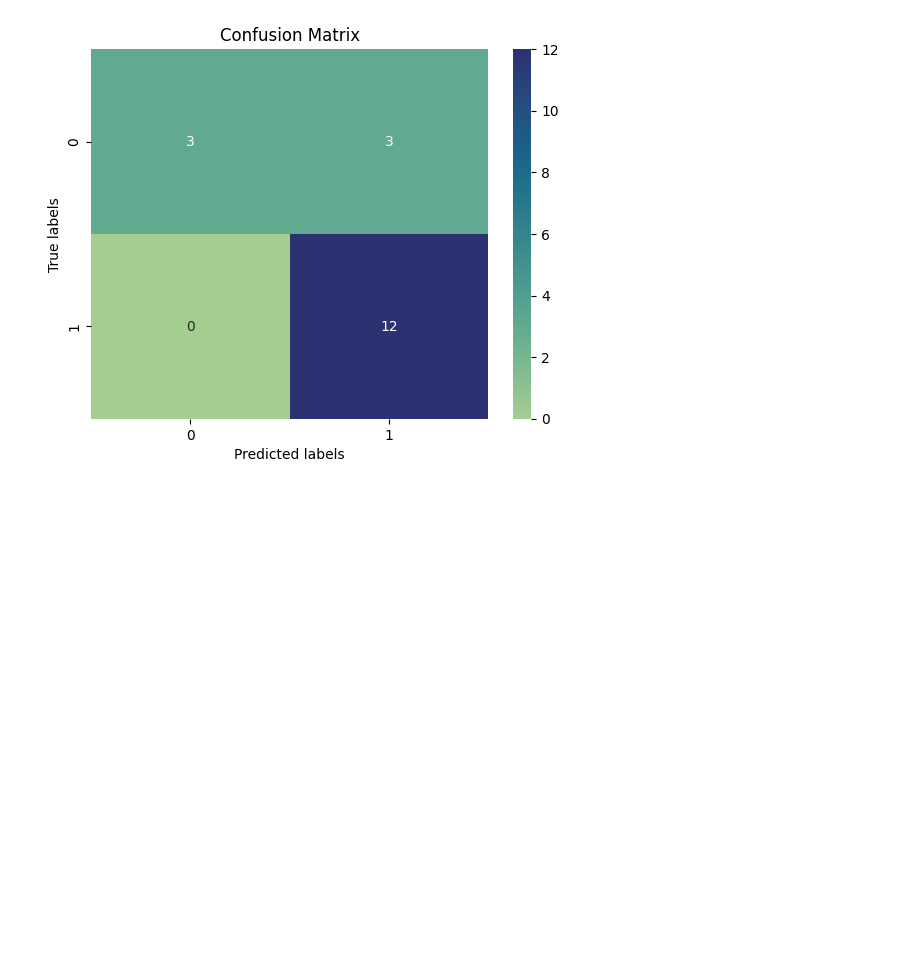
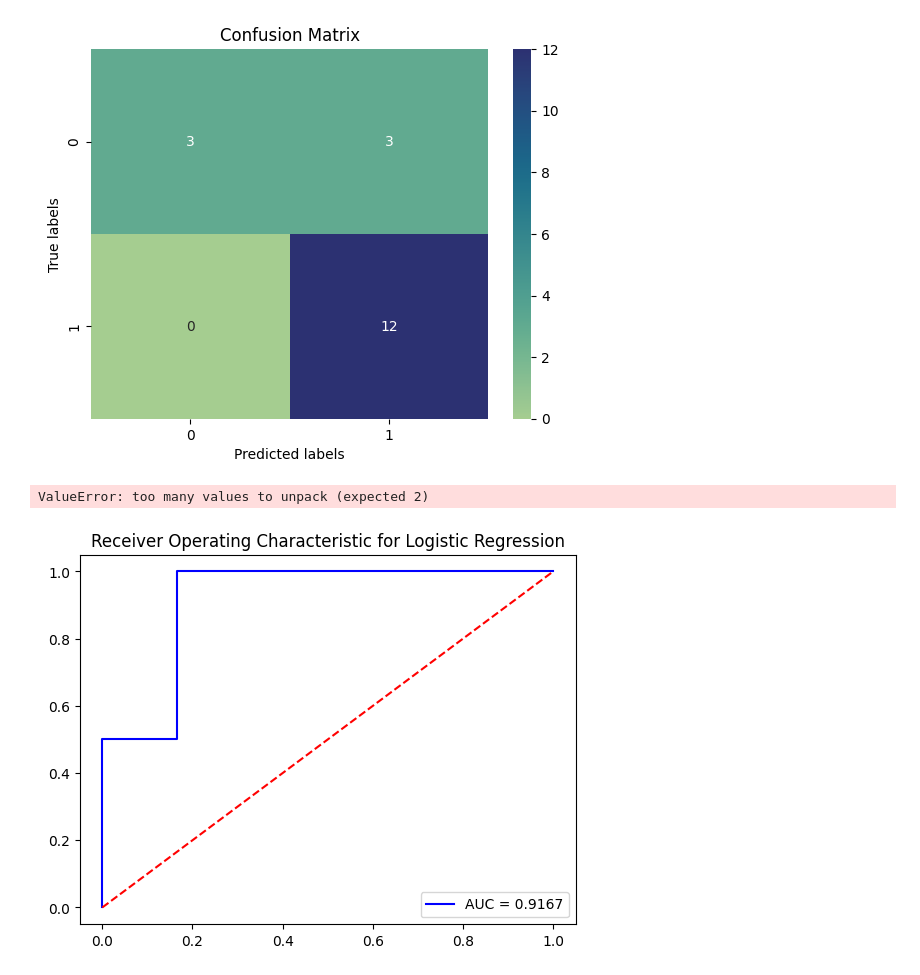
Before and after one commit to AbhishekDaniel1411/IBM_Data_Science_Professional_Certificate, a Jupyter notebook: Capstone_project/falcon9_landing_prediction/Spacex_ML.ipynb, the cells around one changed output. Saved outputs shown, nothing was run; the diff lists cells and outputs as text; code cells hidden in the pictures; blank space fills up the shorter version.

```diff
--- a/Capstone_project/falcon9_landing_prediction/Spacex_ML.ipynb
+++ b/Capstone_project/falcon9_landing_prediction/Spacex_ML.ipynb
@@ -371,3 +404,24 @@ metrics.accuracy_score(Ytest, yhat_knn1)
 plot_confusion_matrix(Ytest, yhat_knn1)
 # %% [output]
 [figure]
+# %%
+def plot_roc(model, model_name):
+    probs = model.predict_proba(Xtest)
+    preds = probs[:,1]
+    fpr, tpr, threshold = metrics.roc_curve(Ytest, preds)
+    roc_auc = metrics.auc(fpr, tpr)
+
+    plt.title('Receiver Operating Characteristic for {}'.format(model_name))
+    plt.plot(fpr, tpr, 'b', label = 'AUC = %0.4f' % roc_auc)
+    plt.legend(loc = 'lower right')
+    plt.plot([0, 1], [0, 1],'r--')
+    plt.xlim([0.3, 1,3])
+    plt.ylim([0.3, 1,3])
+    plt.ylabel('True Positive Rate')
+    plt.xlabel('False Positive Rate')
+    plt.show()
+# %%
+plot_roc(logreg_cv, 'Logistic Regression')
+# %% [output]
+ValueError: too many values to unpack (expected 2)
+[figure, added]
```
Also changed, not shown: parts of 21 cells of this notebook.
